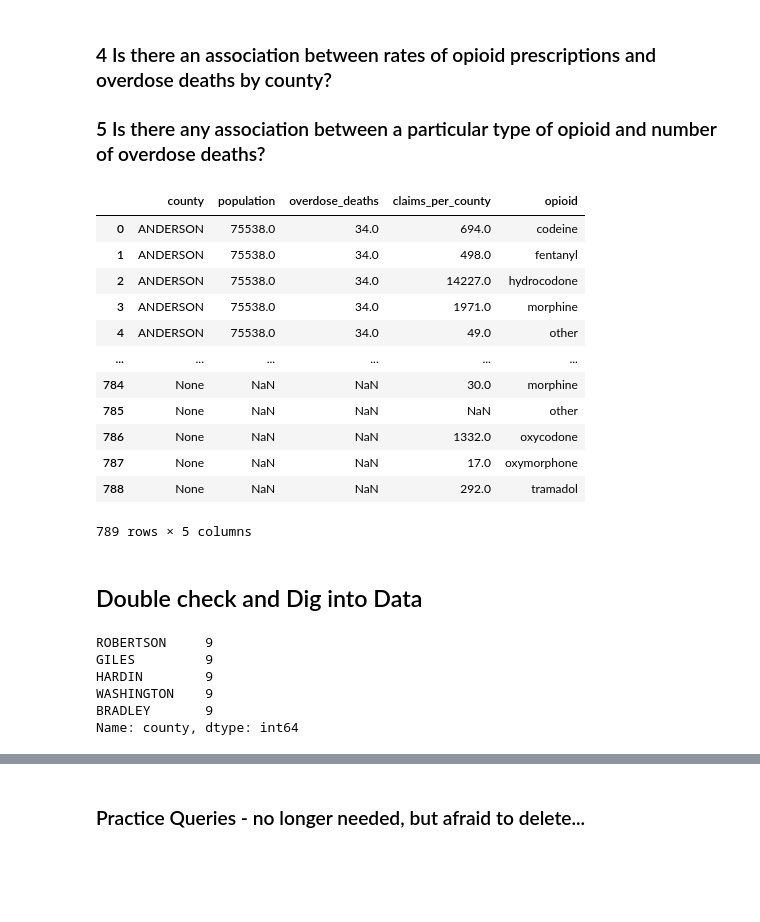
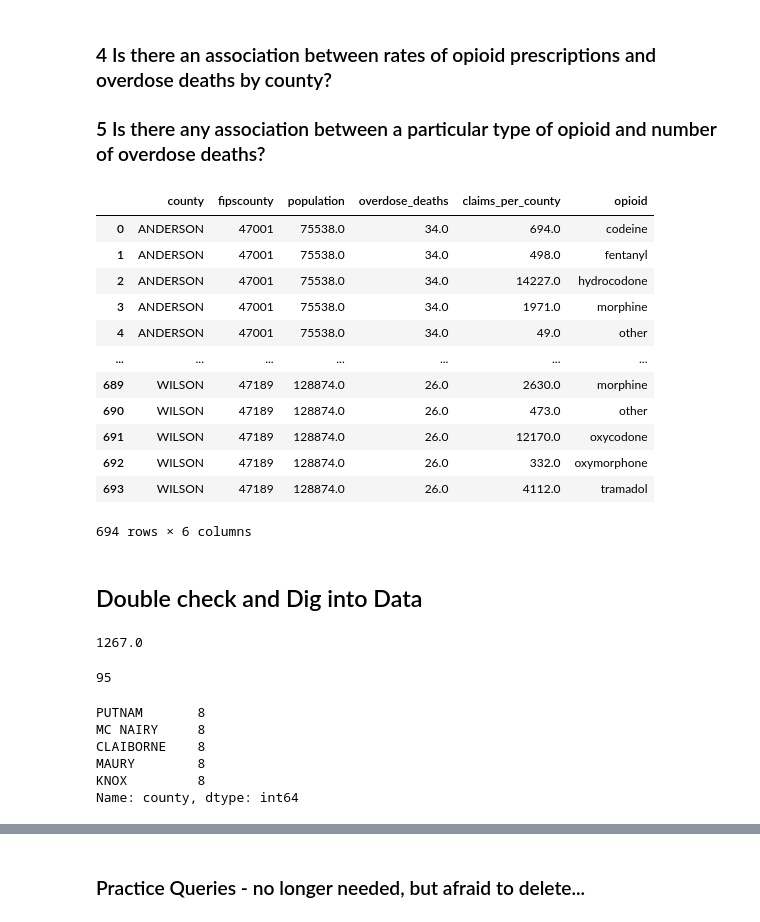
Before and after one commit to nss-data-science-cohort-4/sql_rx_project-mmm, a Jupyter notebook: sql_rx_parker.ipynb, the cells around one changed output, grey strips where cells are left out. Drawn from its saved outputs; the diff is of its cells as text; code cells hidden in the pictures; blank space fills up the shorter version.

```diff
--- a/sql_rx_parker.ipynb
+++ b/sql_rx_parker.ipynb
@@ -39,46 +48,48 @@ npis AS (
             WHEN d.generic_name LIKE '%%HYDROCODONE%%' THEN 'hydrocodone'
             WHEN d.generic_name LIKE '%%MORPHINE%%' THEN 'morphine'
             WHEN d.generic_name LIKE '%%OXYCODONE%%' THEN 'oxycodone'
             WHEN d.generic_name LIKE '%%OXYMORPHONE%%' THEN 'oxymorphone'
             WHEN d.generic_name LIKE '%%TRAMADOL%%' THEN 'tramadol'
             ELSE 'other' END
             AS opioid
     FROM prescription AS p1
     FULL JOIN drug AS d
     USING(drug_name)
     FULL JOIN  prescriber AS p2
     USING (npi)
     WHERE d.opioid_drug_flag = 'Y'
 ),
 npi_opioids AS (
     SELECT npi, zip, SUM(total_claim_count) AS claims, opioid
     FROM npis
     GROUP BY npi, zip, opioid
 )
 SELECT od.county
+    , od.fipscounty
     , od.population
     , od.overdose_deaths
     , SUM(n. claims) AS claims_per_county
     , n.opioid
 FROM od_deaths AS od
 FULL JOIN npi_opioids AS n
 USING (zip)
-GROUP BY 1, 2, 3, 5
+WHERE od.county IS NOT NULL AND n.opioid IS NOT NULL
+GROUP BY 1, 2, 3, 4, 6
 '''
 
-claims_per_opioid = pd.read_sql(query, con = engine)
-claims_per_opioid
+opioid_df = pd.read_sql(query, con = engine)
+opioid_df
 # %% [output]
-|  | county | population | overdose_deaths | claims_per_county | opioid |
-| 0 | ANDERSON | 75538.0 | 34.0 | 694.0 | codeine |
-| 1 | ANDERSON | 75538.0 | 34.0 | 498.0 | fentanyl |
-| 2 | ANDERSON | 75538.0 | 34.0 | 14227.0 | hydrocodone |
-| 3 | ANDERSON | 75538.0 | 34.0 | 1971.0 | morphine |
-| 4 | ANDERSON | 75538.0 | 34.0 | 49.0 | other |
-| ... | ... | ... | ... | ... | ... |
-| 784 | None | NaN | NaN | 30.0 | morphine |
-| 785 | None | NaN | NaN | NaN | other |
-| 786 | None | NaN | NaN | 1332.0 | oxycodone |
-| 787 | None | NaN | NaN | 17.0 | oxymorphone |
-| 788 | None | NaN | NaN | 292.0 | tramadol |
+|  | county | fipscounty | population | overdose_deaths | claims_per_county | opioid |
+| 0 | ANDERSON | 47001 | 75538.0 | 34.0 | 694.0 | codeine |
+| 1 | ANDERSON | 47001 | 75538.0 | 34.0 | 498.0 | fentanyl |
+| 2 | ANDERSON | 47001 | 75538.0 | 34.0 | 14227.0 | hydrocodone |
+| 3 | ANDERSON | 47001 | 75538.0 | 34.0 | 1971.0 | morphine |
+| 4 | ANDERSON | 47001 | 75538.0 | 34.0 | 49.0 | other |
+| ... | ... | ... | ... | ... | ... | ... |
+| 689 | WILSON | 47189 | 128874.0 | 26.0 | 2630.0 | morphine |
+| 690 | WILSON | 47189 | 128874.0 | 26.0 | 473.0 | other |
+| 691 | WILSON | 47189 | 128874.0 | 26.0 | 12170.0 | oxycodone |
+| 692 | WILSON | 47189 | 128874.0 | 26.0 | 332.0 | oxymorphone |
+| 693 | WILSON | 47189 | 128874.0 | 26.0 | 4112.0 | tramadol |
-789 rows × 5 columns
+694 rows × 6 columns
@@ -85,11 +162,19 @@ claims_per_opioid
 # %% [markdown]
 ## Double check and Dig into Data
+# %%
+opioid_df.groupby('county')['overdose_deaths'].mean().sum()
+# %% [output]
+1267.0
+# %%
+opioid_df['county'].nunique()
+# %% [output]
+95
 # %%
-claims_per_opioid['county'].value_counts().sort_values().tail(5)
+opioid_df['county'].value_counts().sort_values().tail(5)
 # %% [output]
-ROBERTSON     9
-GILES         9
-HARDIN        9
-WASHINGTON    9
-BRADLEY       9
+PUTNAM       8
+MC NAIRY     8
+CLAIBORNE    8
+MAURY        8
+KNOX         8
 Name: county, dtype: int64
```
Also changed, not shown: parts of 15 cells of this notebook, 1 other file.
